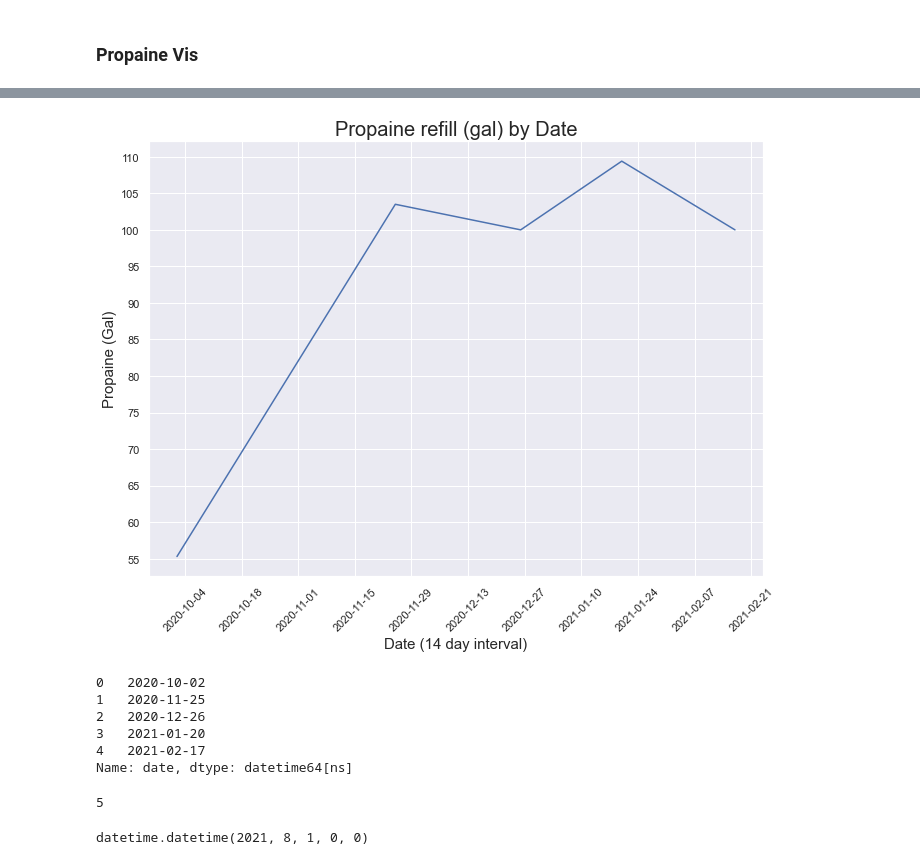
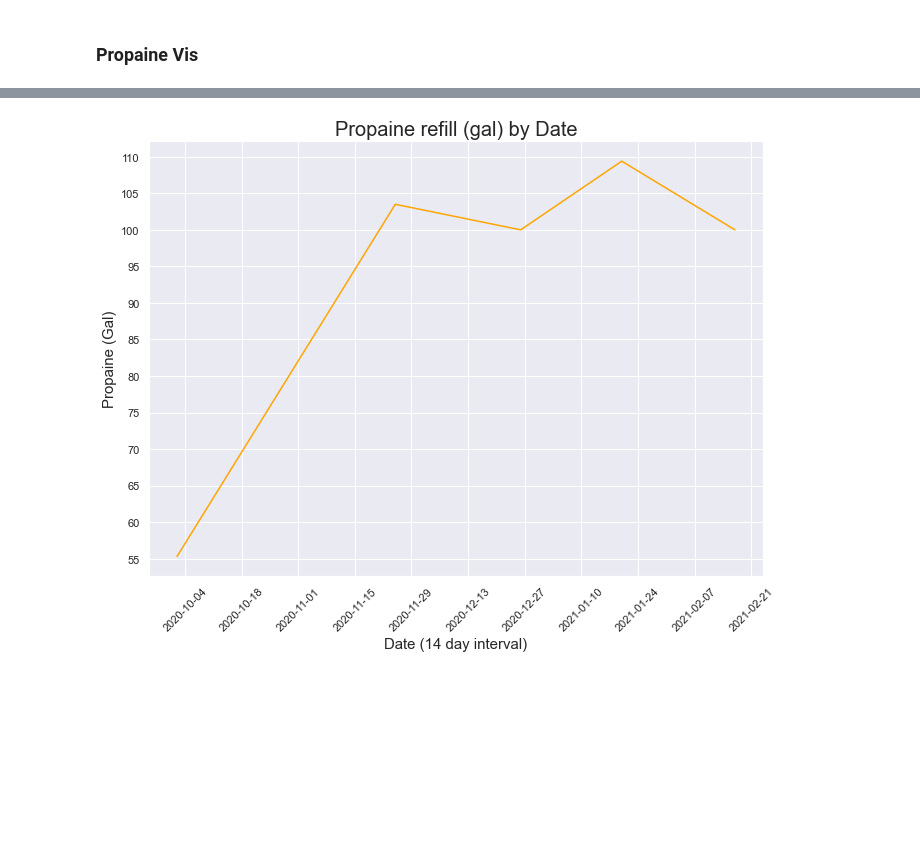
Before and after one commit to encodingintuition/personal_energy_usage, a Jupyter notebook: code/01-EDA-PEU.ipynb, the cells around one changed output, grey strips where cells are left out. Saved outputs shown, nothing was run; the diff lists cells and outputs as text; code cells hidden in the pictures; blank space fills up the shorter version.

```diff
--- a/code/01-EDA-PEU.ipynb
+++ b/code/01-EDA-PEU.ipynb
@@ -281,40 +281,24 @@ propaine_df
 # %%
 # Propaine Vis
 
 plt.figure(figsize = (11,8))
 ax = sns.lineplot(data = propaine_df, x = 'date',
                              y = 'gal',
-                             hue = );
+                             color = 'orange');
+
+
 
 # x & y labels
 plt.title('Propaine refill (gal) by Date', size = 20)
 plt.xlabel('Date (14 day interval)', size = 15)
 plt.ylabel('Propaine (Gal)', size = 15)
 
 # add more date ticks
 ax.yaxis.set_major_locator(ticker.MultipleLocator(5))
 # add more temp ticks
 ax.xaxis.set_major_locator(ticker.MultipleLocator(14))
     #ax.xaxis.set_major_formatter(ticker.ScalarFormatter())
 # rotate xticks
 plt.xticks(rotation = 45);
 # %% [output]
-[figure, old version]
+[figure, new version]
-# %%
-propaine_df['date']
-# %% [output]
-0   2020-10-02
-1   2020-11-25
-2   2020-12-26
-3   2021-01-20
-4   2021-02-17
-Name: date, dtype: datetime64[ns]
-# %%
-len(propaine_df['date'])
-# %% [output]
-5
-# %%
-date_start = datetime(2021,8,1)
-date_start
-# %% [output]
-datetime.datetime(2021, 8, 1, 0, 0)
```
Also changed, not shown: parts of 23 cells of this notebook.
